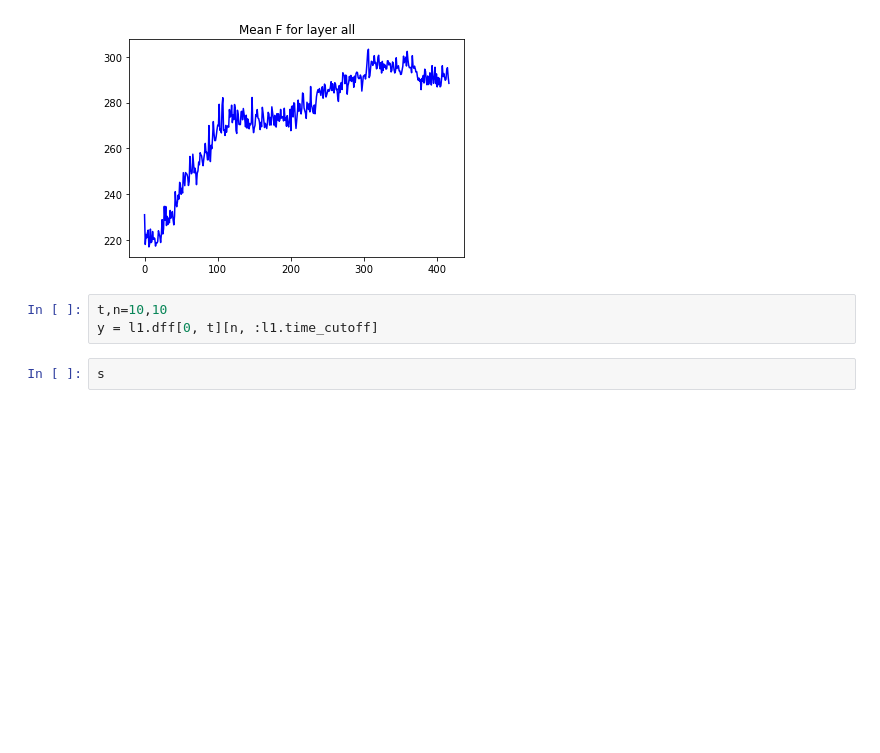
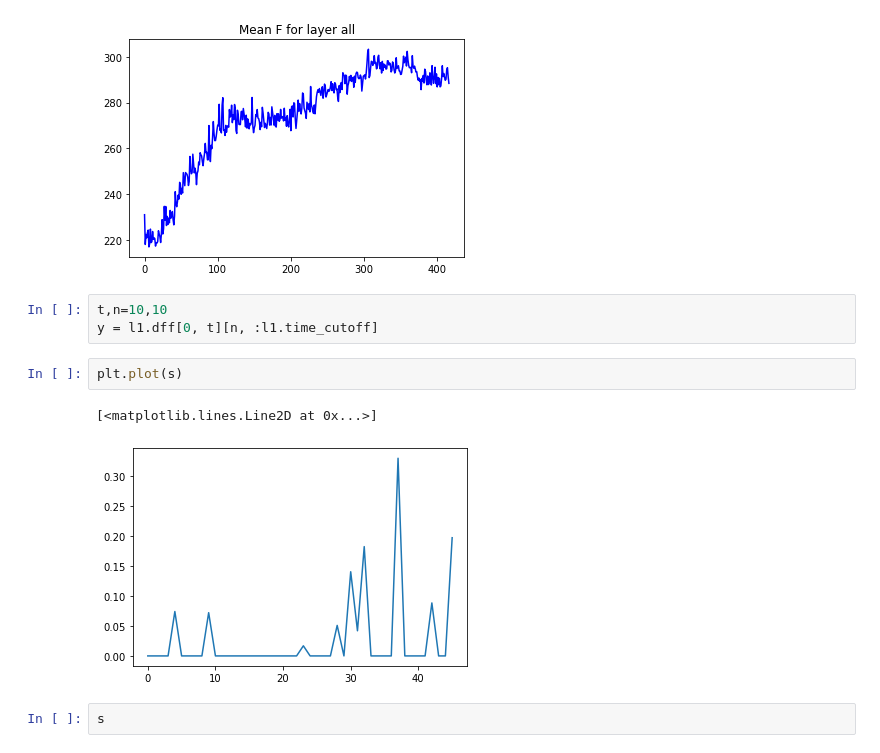
Before and after one commit to catherinewang99/2pimagingAnalysis, a Jupyter notebook: exploreOASIS.ipynb, the cells around one changed output. Cells and saved outputs as stored; diff of their text form; blank space fills up the shorter version.

```diff
--- a/exploreOASIS.ipynb
+++ b/exploreOASIS.ipynb
@@ -37,6 +37,11 @@ Minimum cutoff is 46
 # %%
 t,n=10,10
 y = l1.dff[0, t][n, :l1.time_cutoff]
+# %%
+plt.plot(s)
+# %% [output]
+[<matplotlib.lines.Line2D at 0x...>]
+[figure, added]
 # %%
 s
 # %% [output]
```
Also changed, not shown: 3 other files.
